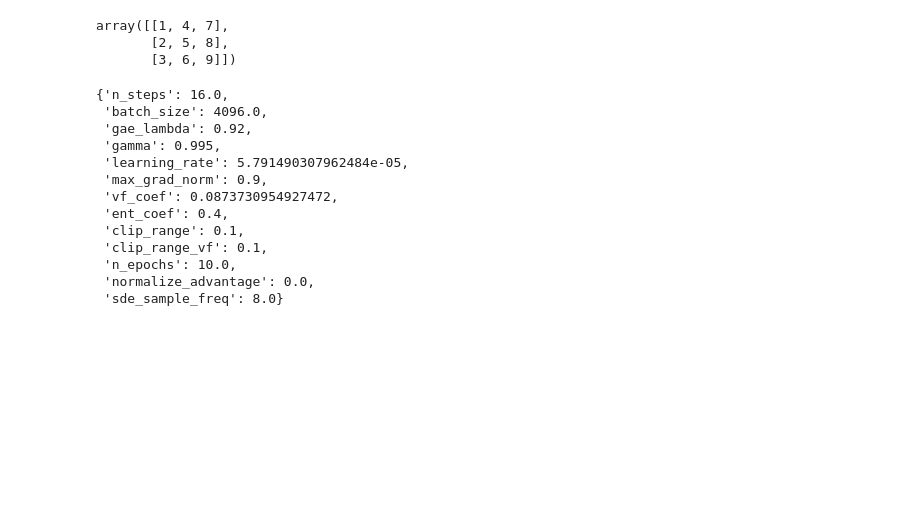
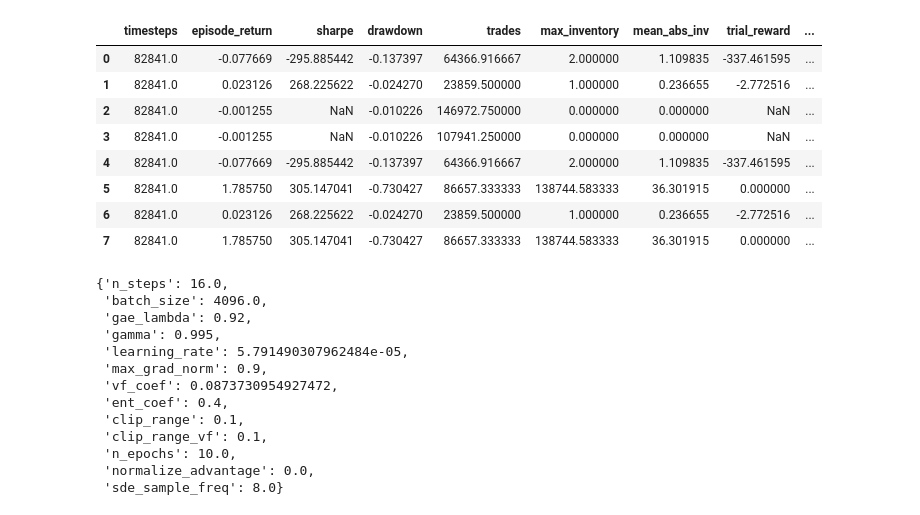
Before and after one commit to JuusoAsd/thesis, a Jupyter notebook: src/data_management/help.ipynb, the cells around one changed output. Saved outputs shown, nothing was run; the diff lists cells and outputs as text; code cells hidden in the pictures; blank space fills up the shorter version.

```diff
--- a/src/data_management/help.ipynb
+++ b/src/data_management/help.ipynb
@@ -66,28 +66,19 @@ def get_data_by_dates(start_date: Union[datetime, str], end_date=None, days=None
     except Exception as e:
         raise Exception(f"Error reading files: {e}")
         return None
-# %%
-data_dict = {
-    "a":[1,2,3],
-    # "b":[4,5,6],
-    # "c":[7,8,9]
-}
-df = pd.DataFrame(data_dict)
-column_mapping = {col: n for (n, col) in enumerate(df.columns)}
-data_order = ['c', 'b', 'a']
-np_data  = df.to_numpy()
-df
-column_mapping
-
-
-np_data
-np_data[:, [column_mapping[col] for col in data_order]]
-
-df.values
-# %% [output]
-array([[1, 4, 7],
-       [2, 5, 8],
-       [3, 6, 9]])
+# %%
+df = pd.read_csv("/Volumes/ssd/gradu_data/trials/preload_repeat_test/trial_results.csv")
+df
+# %% [output]
+|  | timesteps | episode_return | sharpe | drawdown | trades | max_inventory | mean_abs_inv | trial_reward | ... |
+| 0 | 82841.0 | -0.077669 | -295.885442 | -0.137397 | 64366.916667 | 2.000000 | 1.109835 | -337.461595 | ... |
+| 1 | 82841.0 | 0.023126 | 268.225622 | -0.024270 | 23859.500000 | 1.000000 | 0.236655 | -2.772516 | ... |
+| 2 | 82841.0 | -0.001255 | NaN | -0.010226 | 146972.750000 | 0.000000 | 0.000000 | NaN | ... |
+| 3 | 82841.0 | -0.001255 | NaN | -0.010226 | 107941.250000 | 0.000000 | 0.000000 | NaN | ... |
+| 4 | 82841.0 | -0.077669 | -295.885442 | -0.137397 | 64366.916667 | 2.000000 | 1.109835 | -337.461595 | ... |
+| 5 | 82841.0 | 1.785750 | 305.147041 | -0.730427 | 86657.333333 | 138744.583333 | 36.301915 | 0.000000 | ... |
+| 6 | 82841.0 | 0.023126 | 268.225622 | -0.024270 | 23859.500000 | 1.000000 | 0.236655 | -2.772516 | ... |
+| 7 | 82841.0 | 1.785750 | 305.147041 | -0.730427 | 86657.333333 | 138744.583333 | 36.301915 | 0.000000 | ... |
 # %%
 df = pd.read_csv("/Users/juusoahlroos/Documents/own/gradu/parsed_data/results/tune_multiple_val_envs.csv")
 reward_col = ["trial_reward"]
```
Also changed, not shown: parts of 2 cells of this notebook, 10 other files.
